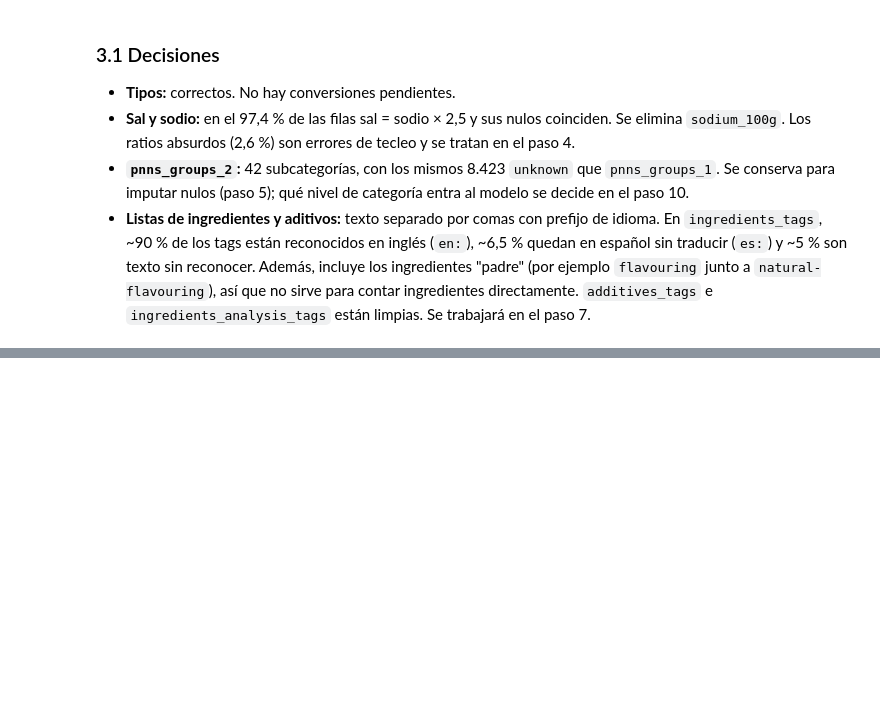
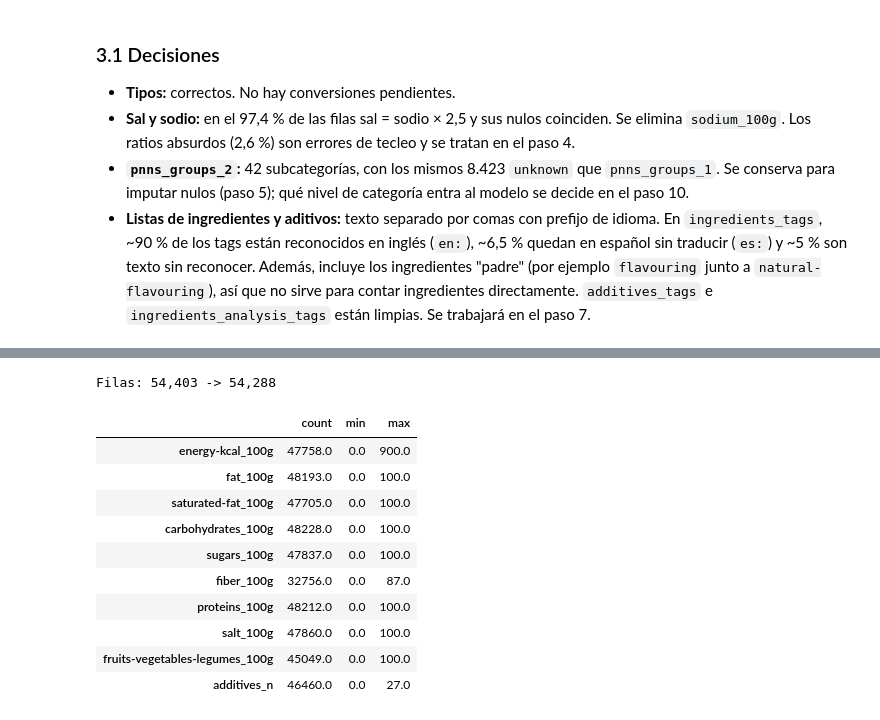
Before and after one commit to IA-P1-BCN/real-food-classifier, a Jupyter notebook: notebooks/01_eda.ipynb, the cells around one changed output, grey strips where cells are left out. Drawn from its saved outputs; the diff is of its cells as text; code cells hidden in the pictures; blank space fills up the shorter version.

Commit message:
feat(eda): handle impossible nutrient values and drop incoherent labels (step 4)

```diff
--- a/notebooks/01_eda.ipynb
+++ b/notebooks/01_eda.ipynb
@@ -400,0 +491,51 @@ print(df.shape)
+# %%
+import numpy as np
+
+antes = len(df)
+macros_g = ["fat_100g", "saturated-fat_100g", "carbohydrates_100g", "sugars_100g",
+            "fiber_100g", "proteins_100g", "salt_100g"]
+
+# 1. Gramos fuera de 0-100 → nulo
+for c in macros_g:
+    df.loc[(df[c] < 0) | (df[c] > 100), c] = np.nan
+
+# 2. Fruta/verdura: estimación de OFF, se recorta al rango 0-100
+df["fruits-vegetables-legumes_100g"] = df["fruits-vegetables-legumes_100g"].clip(0, 100)
+
+# 3. Energía imposible → nulo
+df.loc[(df["energy-kcal_100g"] < 0) | (df["energy-kcal_100g"] > 900), "energy-kcal_100g"] = np.nan
+
+# 4. Una parte mayor que su total: no sabemos cuál falla → los dos a nulo
+m = df["sugars_100g"] > df["carbohydrates_100g"] + 0.5
+df.loc[m, ["sugars_100g", "carbohydrates_100g"]] = np.nan
+m = df["saturated-fat_100g"] > df["fat_100g"] + 0.5
+df.loc[m, ["saturated-fat_100g", "fat_100g"]] = np.nan
+
+# 5. Macros que suman más de 101 g: etiqueta incoherente → se elimina el producto
+suma = df[["fat_100g", "carbohydrates_100g", "proteins_100g", "salt_100g"]].sum(axis=1, min_count=1)
+df = df[~(suma > 101)].copy()
+
+# 6. Energía que no cuadra con los macros (salvo alcohol) → nulo; se recalcula en el paso 5
+estimada = (9 * df["fat_100g"] + 4 * df["carbohydrates_100g"]
+            + 4 * df["proteins_100g"] + 2 * df["fiber_100g"].fillna(0))
+m = ((df["energy-kcal_100g"] - estimada).abs() > 100) & (df["pnns_groups_1"] != "Alcoholic beverages")
+df.loc[m, "energy-kcal_100g"] = np.nan
+
+# 7. Número de aditivos absurdo → nulo
+df.loc[df["additives_n"] > 30, "additives_n"] = np.nan
+
+print(f"Filas: {antes:,} -> {len(df):,}")
+df[NUM].describe().T[["count", "min", "max"]]
+# %% [output]
+Filas: 54,403 -> 54,288
+|  | count | min | max |
+| energy-kcal_100g | 47758.0 | 0.0 | 900.0 |
+| fat_100g | 48193.0 | 0.0 | 100.0 |
+| saturated-fat_100g | 47705.0 | 0.0 | 100.0 |
+| carbohydrates_100g | 48228.0 | 0.0 | 100.0 |
+| sugars_100g | 47837.0 | 0.0 | 100.0 |
+| fiber_100g | 32756.0 | 0.0 | 87.0 |
+| proteins_100g | 48212.0 | 0.0 | 100.0 |
+| salt_100g | 47860.0 | 0.0 | 100.0 |
+| fruits-vegetables-legumes_100g | 45049.0 | 0.0 | 100.0 |
+| additives_n | 46460.0 | 0.0 | 27.0 |
```
Also changed, not shown: parts of 5 cells of this notebook.
